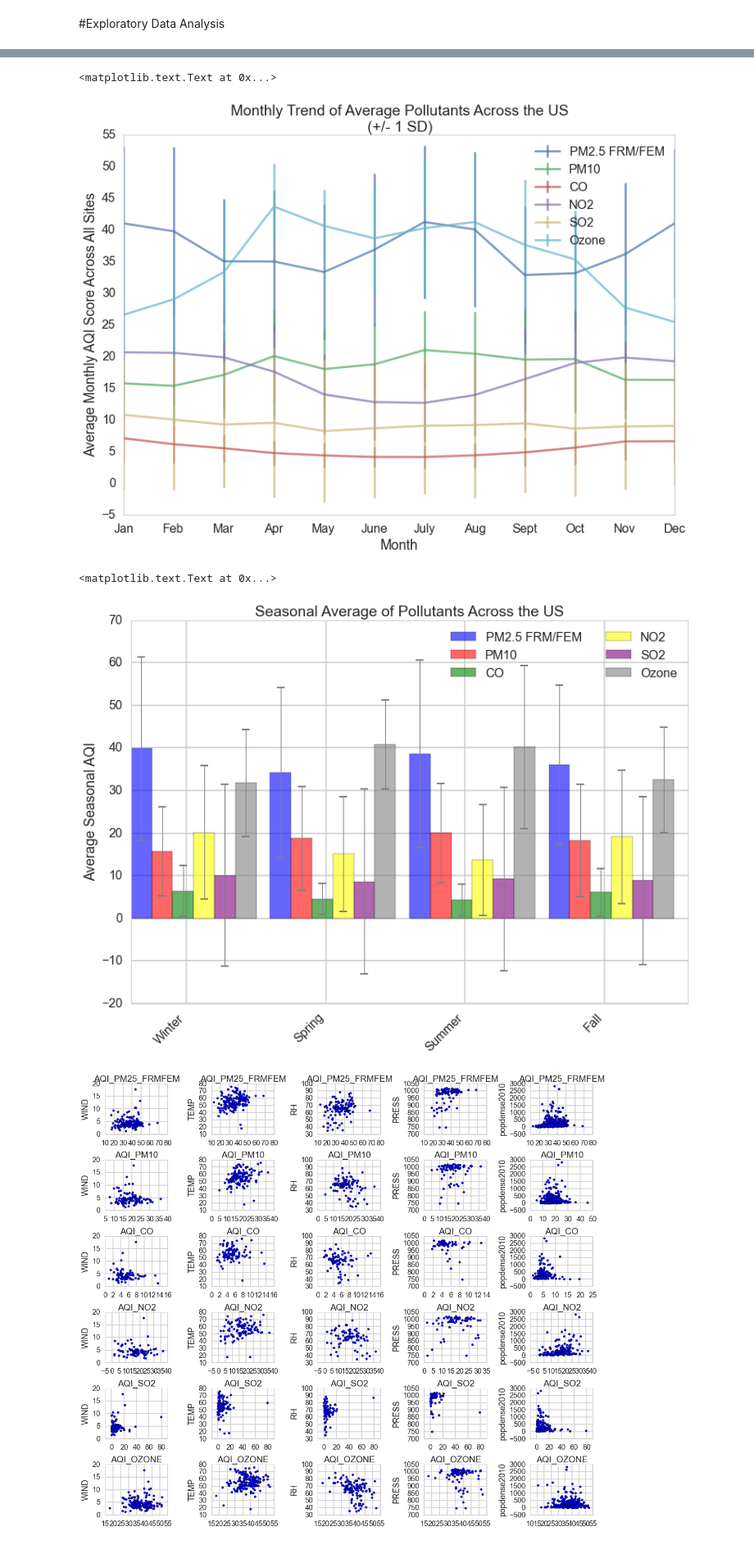
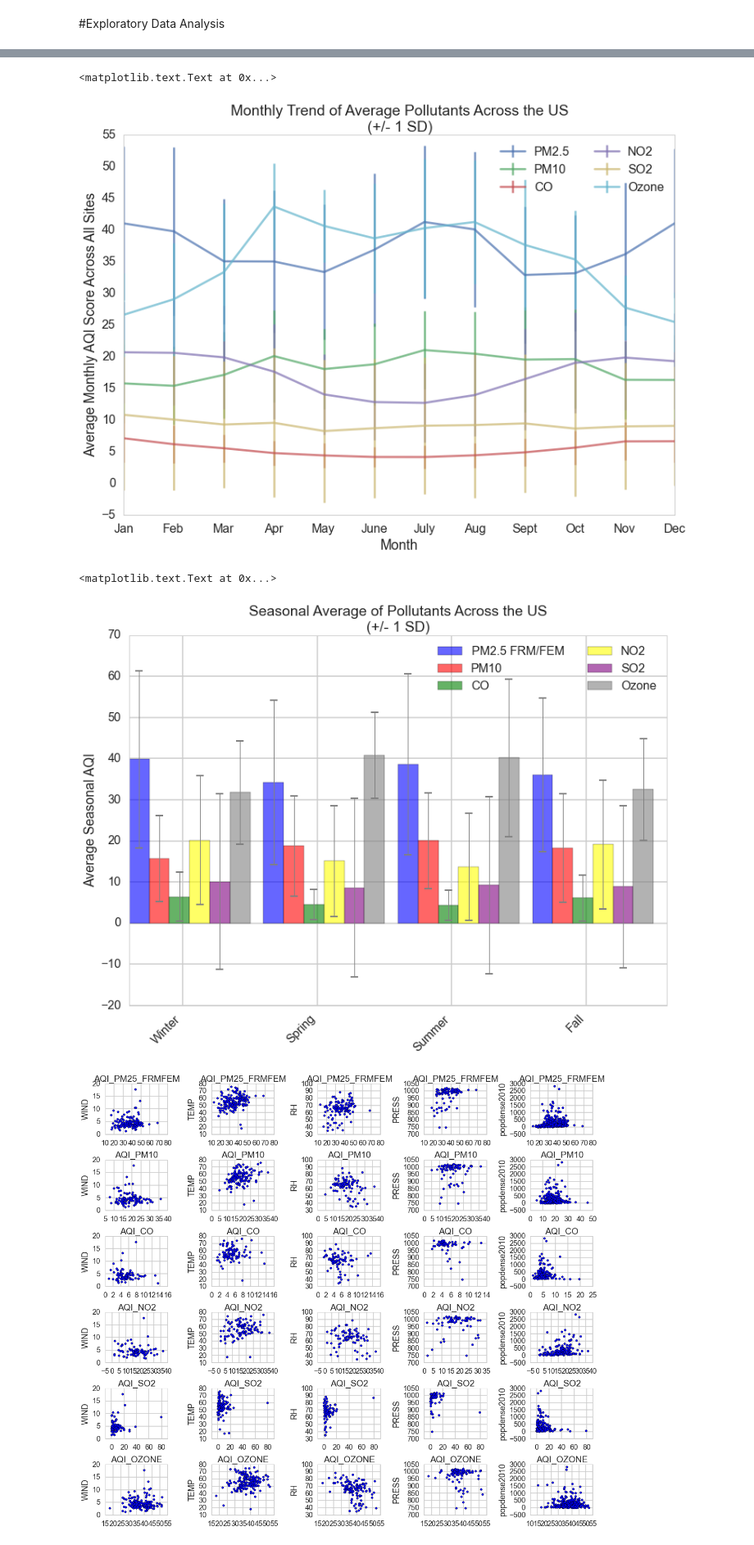
Before and after one commit to mchaffin17/AirPollutionFinalProject, a Jupyter notebook: ExploratoryDataAnalysis.ipynb, the cells around one changed output, grey strips where cells are left out. Shown at 82% size. Saved outputs shown, nothing was run; the diff lists cells and outputs as text; code cells hidden in the pictures.

```diff
--- a/ExploratoryDataAnalysis.ipynb
+++ b/ExploratoryDataAnalysis.ipynb
@@ -24,13 +27,16 @@ MonthDat = pd.read_csv('MonthDat.csv')
 SeasonDat = pd.read_csv('SeasonDat.csv')
 # %%
 #Visualize the average pollutants monthly
+#group all sites by month
 group = MonthDat.groupby('month')
+#Get the mean and sd over each month
 plotVals = group.mean()
 plotError = group.std()
+#Initiate a plot and fill in the relevant info
 fig, ax1 = plt.subplots()
 plt.locator_params(nbins=12)
 plt.grid(False)
-plt.errorbar(plotVals.index,plotVals.AQI_PM25_FRMFEM, yerr=plotError.AQI_PM25_FRMFEM,label='PM2.5 FRM/FEM',alpha=.7)
+plt.errorbar(plotVals.index,plotVals.AQI_PM25_FRMFEM, yerr=plotError.AQI_PM25_FRMFEM,label='PM2.5',alpha=.7)
 plt.errorbar(plotVals.index,plotVals.AQI_PM10, yerr=plotError.AQI_PM10,label='PM10',alpha=.7)
 plt.errorbar(plotVals.index,plotVals.AQI_CO, yerr=plotError.AQI_CO,label='CO',alpha=.7)
 plt.errorbar(plotVals.index,plotVals.AQI_NO2, yerr=plotError.AQI_NO2,label='NO2',alpha=.7)
@@ -39,11 +45,11 @@ plt.errorbar(plotVals.index,plotVals.AQI_OZONE, yerr=plotError.AQI_OZONE,label='
 ax1.set_xticklabels(('Jan','Feb','Mar','Apr','May','June','July','Aug','Sept','Oct','Nov','Dec'))
 ax1.set_xlabel('Month')
 ax1.set_ylabel("Average Monthly AQI Score Across All Sites")
-ax1.legend(loc='upper right')
+ax1.legend(loc='upper right',ncol=2)
 plt.title('Monthly Trend of Average Pollutants Across the US\n(+/- 1 SD)')
 # %% [output]
 <matplotlib.text.Text at 0x...>
-[figure, old version]
+[figure, new version]
 # %%
 #Visualize the average pollutants by season
 group = SeasonDat.groupby('season')
@@ -60,35 +66,35 @@ pm10_bar=plt.bar([i+.15 for i in x],[float(plotVals[plotVals.index=='Winter']['A
  float(plotVals[plotVals.index=='Summer']['AQI_PM10']),float(plotVals[plotVals.index=='Fall']['AQI_PM10'])],
                   width=.15,color='red',alpha=.6,yerr=[2*float(plotError[plotError.index=='Winter']['AQI_PM10']),2*float(plotError[plotError.index=='Spring']['AQI_PM10']),
  2*float(plotError[plotError.index=='Summer']['AQI_PM10']),2*float(plotError[plotError.index=='Fall']['AQI_PM10'])],error_kw=dict(ecolor='gray', lw=1, capsize=5, capthick=2))
 
 co_bar=plt.bar([i+.3 for i in x],[float(plotVals[plotVals.index=='Winter']['AQI_CO']),float(plotVals[plotVals.index=='Spring']['AQI_CO']),
  float(plotVals[plotVals.index=='Summer']['AQI_CO']),float(plotVals[plotVals.index=='Fall']['AQI_CO'])],
                   width=.15,color='green',alpha=.6,yerr=[2*float(plotError[plotError.index=='Winter']['AQI_CO']),2*float(plotError[plotError.index=='Spring']['AQI_CO']),
  2*float(plotError[plotError.index=='Summer']['AQI_CO']),2*float(plotError[plotError.index=='Fall']['AQI_CO'])],error_kw=dict(ecolor='gray', lw=1, capsize=5, capthick=2))
 
 no2_bar=plt.bar([i+.45 for i in x],[float(plotVals[plotVals.index=='Winter']['AQI_NO2']),float(plotVals[plotVals.index=='Spring']['AQI_NO2']),
  float(plotVals[plotVals.index=='Summer']['AQI_NO2']),float(plotVals[plotVals.index=='Fall']['AQI_NO2'])],
                   width=.15,color='yellow',alpha=.6,yerr=[2*float(plotError[plotError.index=='Winter']['AQI_NO2']),2*float(plotError[plotError.index=='Spring']['AQI_NO2']),
  2*float(plotError[plotError.index=='Summer']['AQI_NO2']),2*float(plotError[plotError.index=='Fall']['AQI_NO2'])],error_kw=dict(ecolor='gray', lw=1, capsize=5, capthick=2))
 
 so2_bar=plt.bar([i+.6 for i in x],[float(plotVals[plotVals.index=='Winter']['AQI_SO2']),float(plotVals[plotVals.index=='Spring']['AQI_SO2']),
  float(plotVals[plotVals.index=='Summer']['AQI_SO2']),float(plotVals[plotVals.index=='Fall']['AQI_SO2'])],
                   width=.15,color='purple',alpha=.6,yerr=[2*float(plotError[plotError.index=='Winter']['AQI_SO2']),2*float(plotError[plotError.index=='Spring']['AQI_SO2']),
  2*float(plotError[plotError.index=='Summer']['AQI_SO2']),2*float(plotError[plotError.index=='Fall']['AQI_SO2'])],error_kw=dict(ecolor='gray', lw=1, capsize=5, capthick=2))
 
 ozone_bar=plt.bar([i+.75 for i in x],[float(plotVals[plotVals.index=='Winter']['AQI_OZONE']),float(plotVals[plotVals.index=='Spring']['AQI_OZONE']),
  float(plotVals[plotVals.index=='Summer']['AQI_OZONE']),float(plotVals[plotVals.index=='Fall']['AQI_OZONE'])],
                   width=.15,color='grey',alpha=.6,yerr=[2*float(plotError[plotError.index=='Winter']['AQI_OZONE']),2*float(plotError[plotError.index=='Spring']['AQI_OZONE']),
  2*float(plotError[plotError.index=='Summer']['AQI_OZONE']),2*float(plotError[plotError.index=='Fall']['AQI_OZONE'])],error_kw=dict(ecolor='gray', lw=1, capsize=5, capthick=2))
 
 plt.xticks([i+.4 for i in x],['Winter','Spring','Summer','Fall'],rotation=45,ha='right')
 ax1.set_ylim(-20,70)
 plt.ylabel('Average Seasonal AQI')
 plt.legend((pm25_bar,pm10_bar,co_bar,no2_bar,so2_bar,ozone_bar),('PM2.5 FRM/FEM','PM10','CO','NO2','SO2','Ozone'),ncol=2)
-plt.title('Seasonal Average of Pollutants Across the US\n(+/- )')
+plt.title('Seasonal Average of Pollutants Across the US\n(+/- 1 SD)')
 # %% [output]
 <matplotlib.text.Text at 0x...>
-[figure, old version]
+[figure, new version]
 # %%
 outcomes = ['AQI_PM25_FRMFEM',"AQI_PM10","AQI_CO","AQI_NO2",'AQI_SO2','AQI_OZONE']
 predictors = ['WIND','TEMP','RH','PRESS','popdense2010']
```
Also changed, not shown: parts of 2 cells of this notebook.
